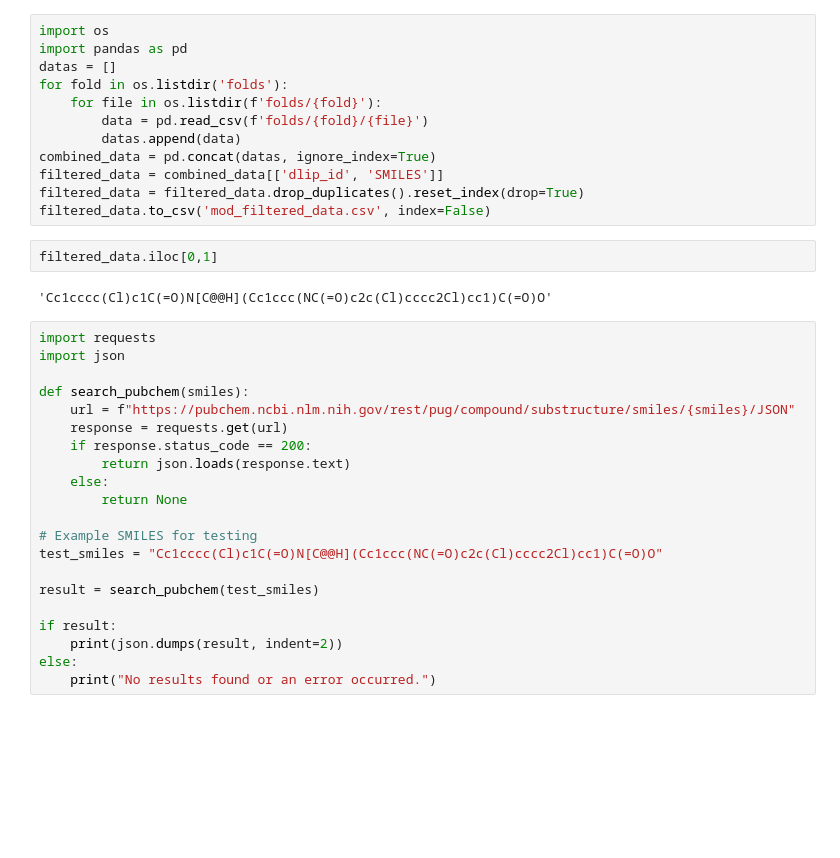
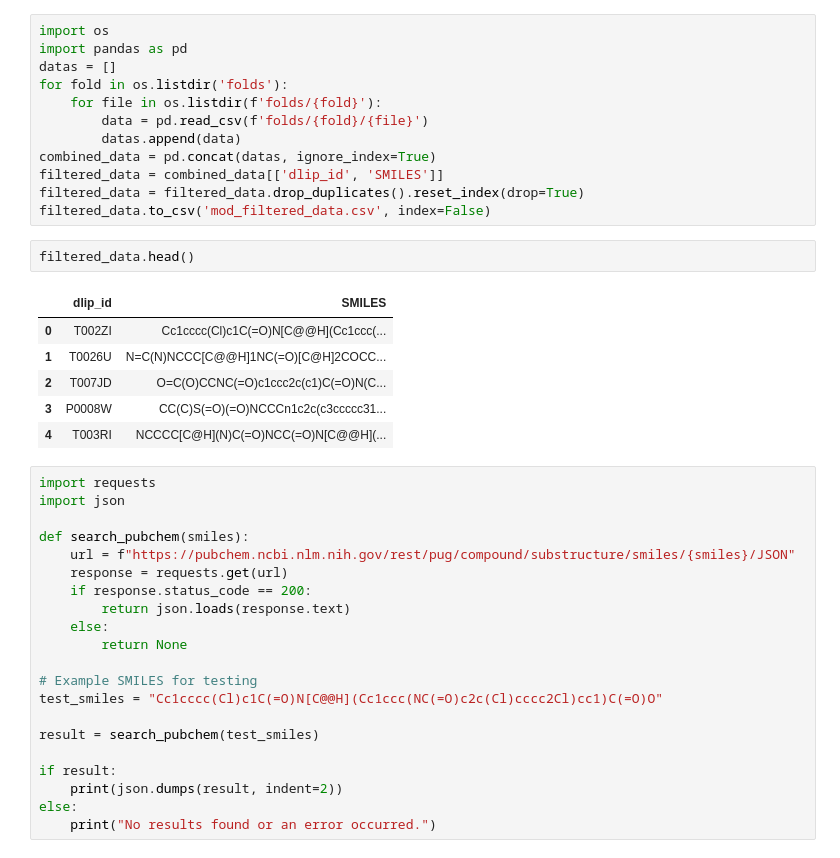
Before and after one commit to spycoderyt/multippimi, a Jupyter notebook: data/scrape_mod_conformer.ipynb, the cells around one changed output. Drawn from its saved outputs; the diff is of its cells as text; blank space fills up the shorter version.

```diff
--- a/data/scrape_mod_conformer.ipynb
+++ b/data/scrape_mod_conformer.ipynb
@@ -10,10 +10,15 @@ combined_data = pd.concat(datas, ignore_index=True)
 filtered_data = combined_data[['dlip_id', 'SMILES']]
 filtered_data = filtered_data.drop_duplicates().reset_index(drop=True)
 filtered_data.to_csv('mod_filtered_data.csv', index=False)
-# %%
-filtered_data.iloc[0,1]
-# %% [output]
-'Cc1cccc(Cl)c1C(=O)N[C@@H](Cc1ccc(NC(=O)c2c(Cl)cccc2Cl)cc1)C(=O)O'
+# %%
+filtered_data.head()
+# %% [output]
+|  | dlip_id | SMILES |
+| 0 | T002ZI | Cc1cccc(Cl)c1C(=O)N[C@@H](Cc1ccc(... |
+| 1 | T0026U | N=C(N)NCCC[C@@H]1NC(=O)[C@H]2COCC... |
+| 2 | T007JD | O=C(O)CCNC(=O)c1ccc2c(c1)C(=O)N(C... |
+| 3 | P0008W | CC(C)S(=O)(=O)NCCCn1c2c(c3ccccc31... |
+| 4 | T003RI | NCCCC[C@H](N)C(=O)NCC(=O)N[C@@H](... |
 # %%
 import requests
 import json
```
Also changed, not shown: parts of 3 cells of this notebook, 1 other file.
